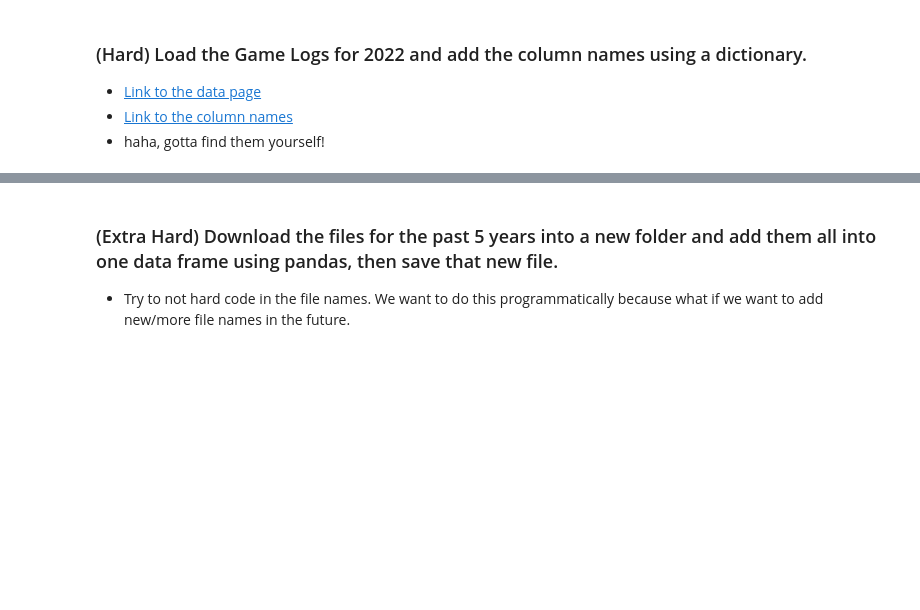
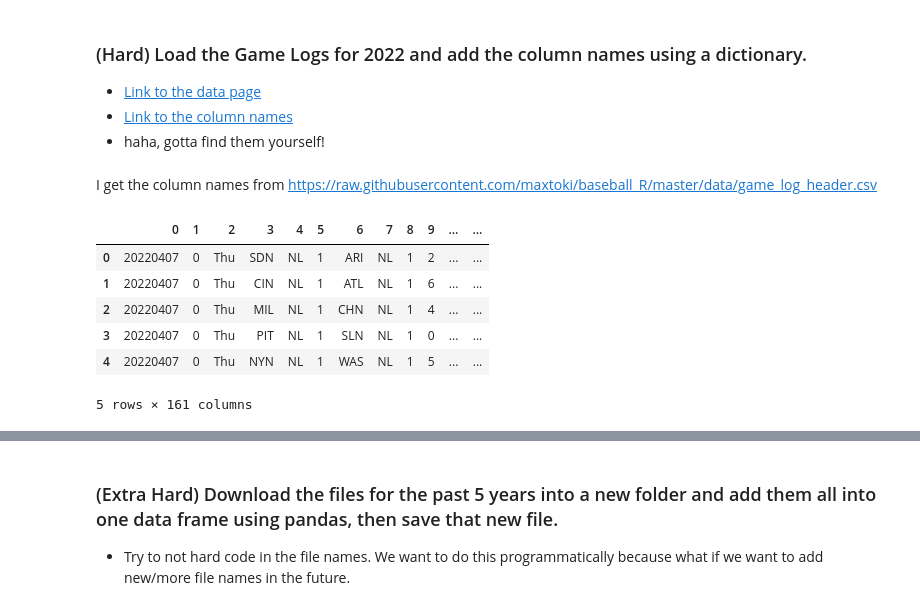
Before and after one commit to ye-htut-maung/my-fork-2024-DS-Tue, a Jupyter notebook: Week-01-Pandas/Exercise-YHM.ipynb, the cells around one changed output, grey strips where cells are left out. Drawn from its saved outputs; the diff is of its cells as text; code cells hidden in the pictures; blank space fills up the shorter version.

```diff
--- a/Week-01-Pandas/Exercise-YHM.ipynb
+++ b/Week-01-Pandas/Exercise-YHM.ipynb
@@ -532,3 +532,16 @@ df_grammys[c1_kl & c3_winner]
 * [Link to the data page](https://www.retrosheet.org/gamelogs/)
 * [Link to the column names](https://procatinator.com/)
 * haha, gotta find them yourself!
+# %% [markdown]
+I get the column names from https://raw.githubusercontent.com/maxtoki/baseball_R/master/data/game_log_header.csv
+# %%
+gl = pd.read_csv("data/gl2022.csv", header = None)
+gl.head()
+# %% [output]
+|  | 0 | 1 | 2 | 3 | 4 | 5 | 6 | 7 | 8 | 9 | ... | ... |
+| 0 | 20220407 | 0 | Thu | SDN | NL | 1 | ARI | NL | 1 | 2 | ... | ... |
+| 1 | 20220407 | 0 | Thu | CIN | NL | 1 | ATL | NL | 1 | 6 | ... | ... |
+| 2 | 20220407 | 0 | Thu | MIL | NL | 1 | CHN | NL | 1 | 4 | ... | ... |
+| 3 | 20220407 | 0 | Thu | PIT | NL | 1 | SLN | NL | 1 | 0 | ... | ... |
+| 4 | 20220407 | 0 | Thu | NYN | NL | 1 | WAS | NL | 1 | 5 | ... | ... |
+5 rows × 161 columns
```
Also changed, not shown: parts of 3 cells of this notebook, 2 other files.
